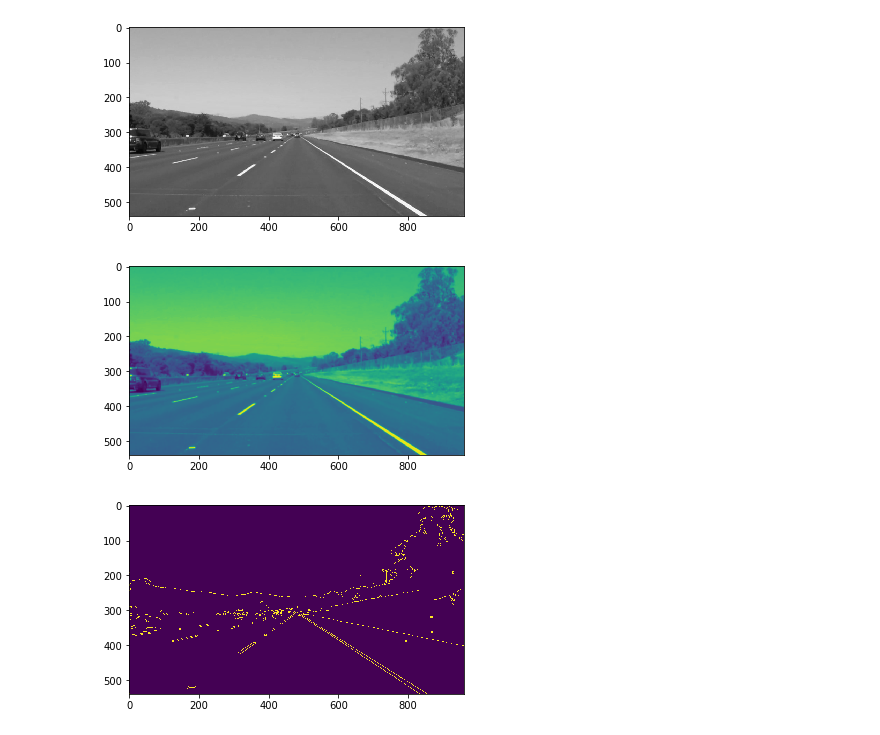
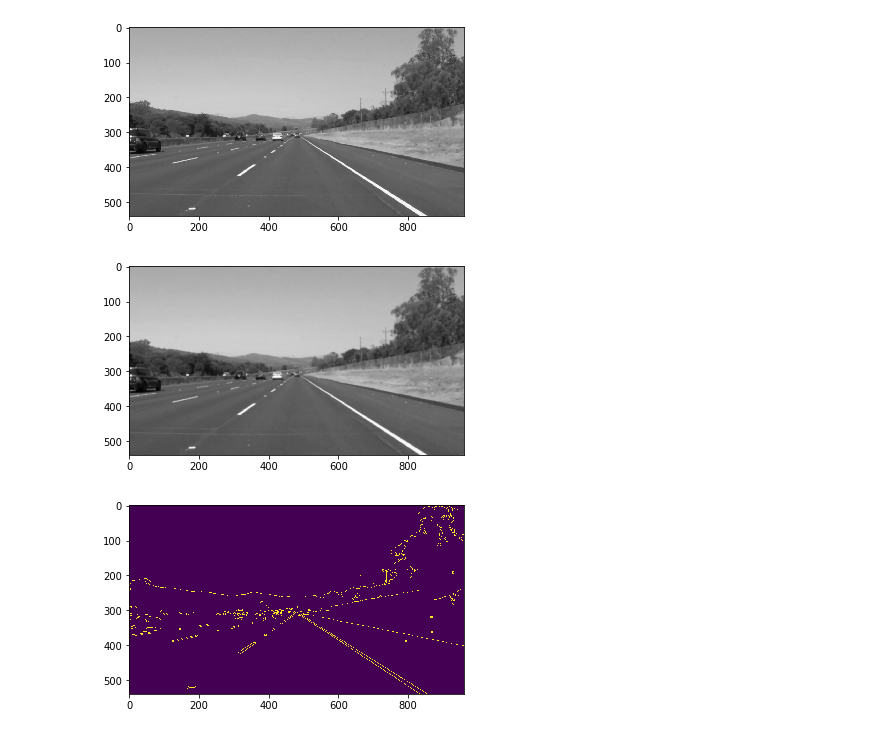
Before and after one commit to rodrigojorquera/CarND-LaneLines-P1, a Jupyter notebook: P1.ipynb, the cells around one changed output. Cells and saved outputs as stored; diff of their text form; code cells hidden in the pictures.

```diff
--- a/P1.ipynb
+++ b/P1.ipynb
@@ -168,9 +168,10 @@ plt.imshow(gray_img, cmap='gray');
 # %%
 # Step 2: Applied Gaussian Blur to the images.
 gaussian_img=gaussian_blur(gray_img, kernel_size);
-plt.imshow(gaussian_img);
+#plt.imshow(gaussian_img);
+plt.imshow(gaussian_img, cmap='gray');
 # %% [output]
-[figure, old version]
+[figure, new version]
 # %%
 # Step 3: Applied Canny edge detection.
 canny_img=canny(gaussian_img, low_threshold, high_threshold);
```
Also changed, not shown: parts of 8 cells of this notebook.
